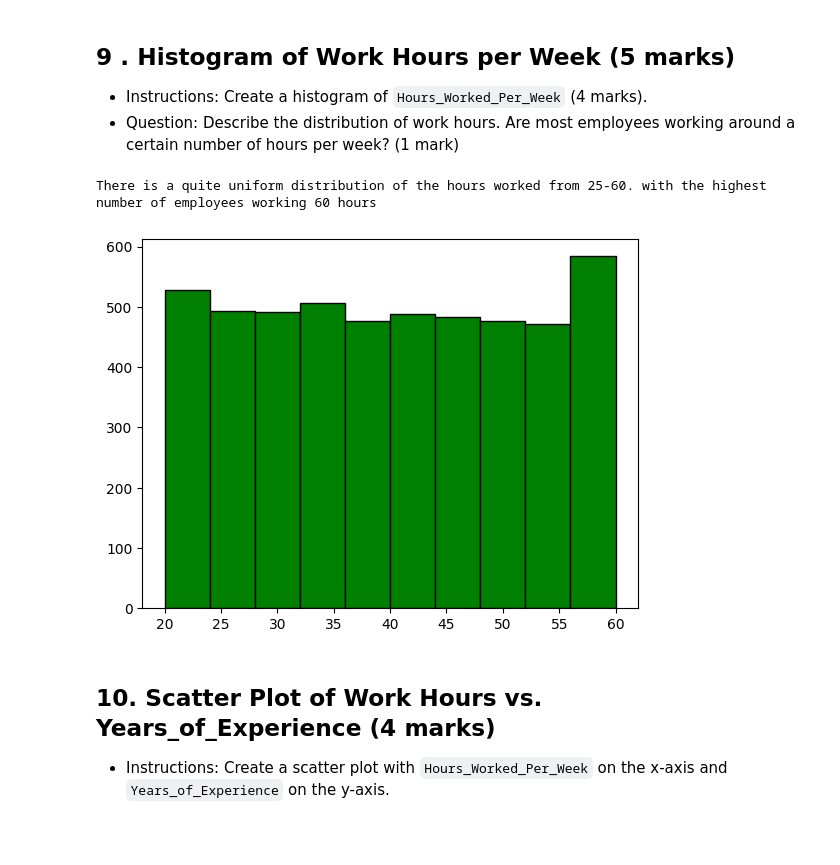
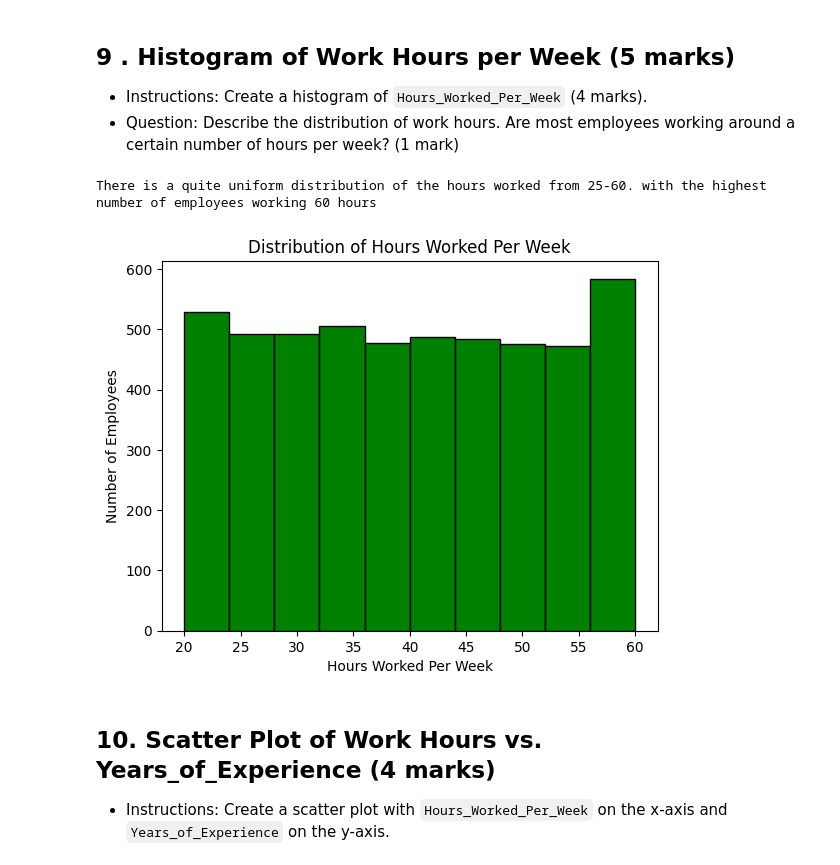
Before and after one commit to AliRKadhim/Cosmics, a Jupyter notebook: Assessment/Data_Analytics_with_Python_Assessment.ipynb, the cells around one changed output. Drawn from its saved outputs; the diff is of its cells as text; code cells hidden in the pictures; blank space fills up the shorter version.

```diff
--- a/Assessment/Data_Analytics_with_Python_Assessment.ipynb
+++ b/Assessment/Data_Analytics_with_Python_Assessment.ipynb
@@ -369,11 +369,14 @@ Number of employees working overtime:  2384
 - Question: Describe the distribution of work hours. Are most employees working around a certain number of hours per week? (1 mark)
 # %%
 plt.hist(df['Hours_Worked_Per_Week'], bins=10, color="green", edgecolor="black")
+plt.xlabel('Hours Worked Per Week')
+plt.ylabel('Number of Employees')
+plt.title('Distribution of Hours Worked Per Week')
 print('There is a quite uniform distribution of the hours worked from 25-60. with the highest number of employees working 60 hours')
 plt.show()
 # %% [output]
 There is a quite uniform distribution of the hours worked from 25-60. with the highest number of employees working 60 hours
-[figure, old version]
+[figure, new version]
 # %% [markdown]
 ## 10. Scatter Plot of Work Hours vs. Years_of_Experience (4 marks)
 - Instructions: Create a scatter plot with `Hours_Worked_Per_Week` on the x-axis and `Years_of_Experience` on the y-axis.
```
Also changed, not shown: parts of 8 cells of this notebook.
